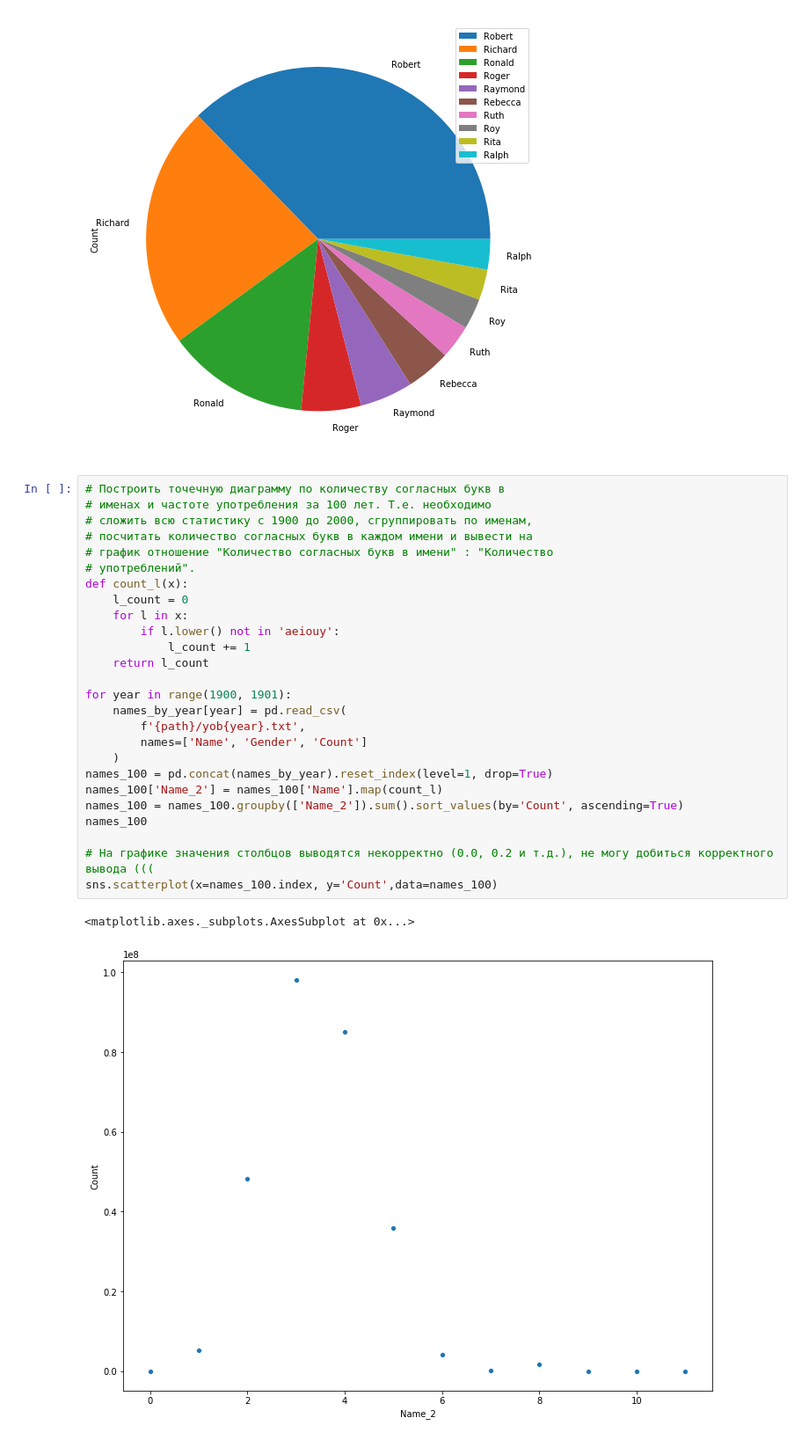
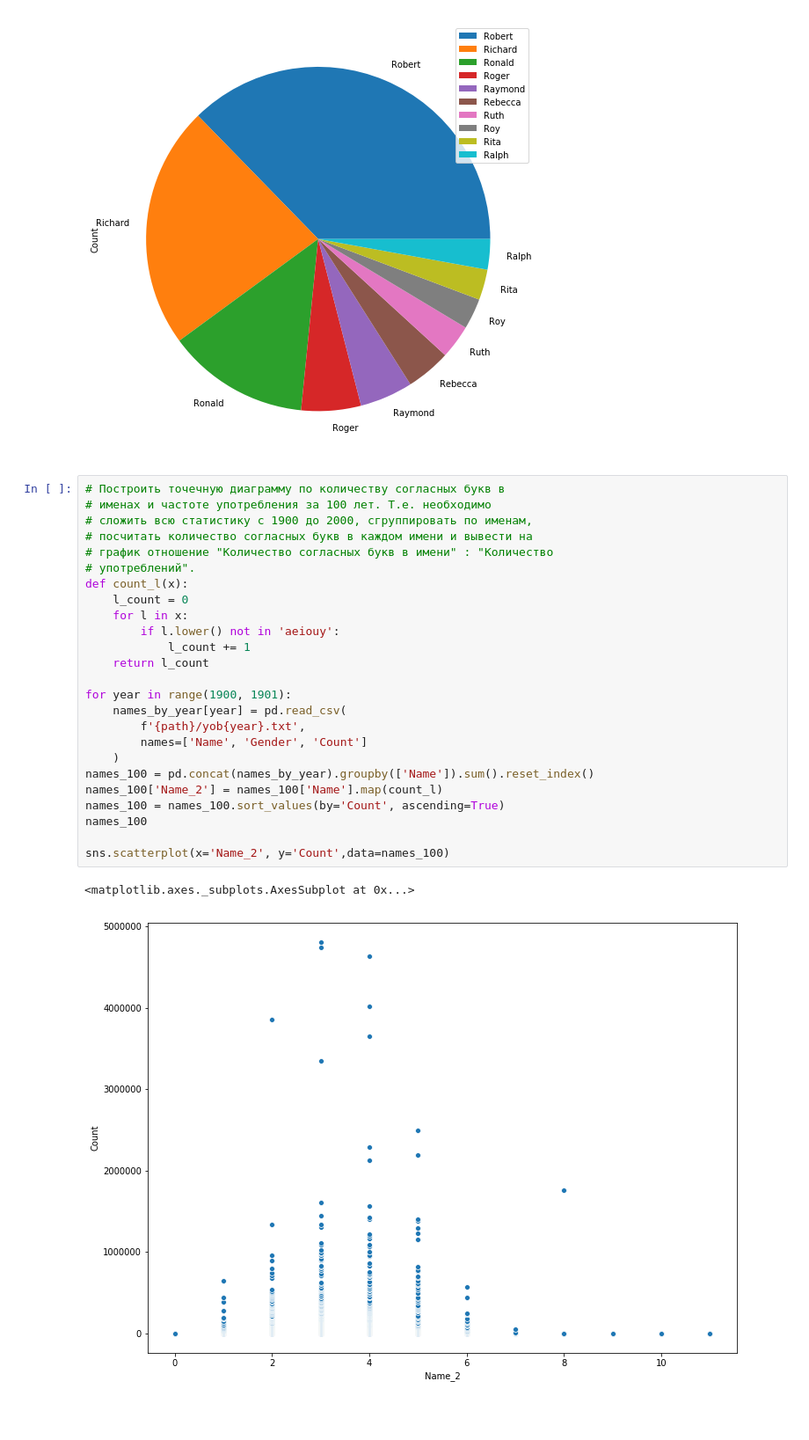
Before and after one commit to Severes/Netology_python_prof_2019, a Jupyter notebook: Py_pro/2.6. Data analysis 2/HW. Data_analysis part 2.ipynb, the cells around one changed output. Shown at 88% size. Drawn from its saved outputs; the diff is of its cells as text; blank space fills up the shorter version.

Commit message:
HW Data analysis 2

```diff
--- a/Py_pro/2.6. Data analysis 2/HW. Data_analysis part 2.ipynb
+++ b/Py_pro/2.6. Data analysis 2/HW. Data_analysis part 2.ipynb
@@ -49,29 +49,28 @@ top_r.plot(kind='pie', y='Count')
 # %%
 # Построить точечную диаграмму по количеству согласных букв в
 # именах и частоте употребления за 100 лет. Т.е. необходимо
 # сложить всю статистику с 1900 до 2000, сгруппировать по именам,
 # посчитать количество согласных букв в каждом имени и вывести на
 # график отношение "Количество согласных букв в имени" : "Количество
 # употреблений".
 def count_l(x):
     l_count = 0
     for l in x:
         if l.lower() not in 'aeiouy':
             l_count += 1
     return l_count
 
 for year in range(1900, 1901):
     names_by_year[year] = pd.read_csv(
         f'{path}/yob{year}.txt',
         names=['Name', 'Gender', 'Count']
     )
-names_100 = pd.concat(names_by_year).reset_index(level=1, drop=True)
+names_100 = pd.concat(names_by_year).groupby(['Name']).sum().reset_index()
 names_100['Name_2'] = names_100['Name'].map(count_l)
-names_100 = names_100.groupby(['Name_2']).sum().sort_values(by='Count', ascending=True)
+names_100 = names_100.sort_values(by='Count', ascending=True)
 names_100
 
-# На графике значения столбцов выводятся некорректно (0.0, 0.2 и т.д.), не могу добиться корректного вывода (((
-sns.scatterplot(x=names_100.index, y='Count',data=names_100)
+sns.scatterplot(x='Name_2', y='Count',data=names_100)
 # %% [output]
 <matplotlib.axes._subplots.AxesSubplot at 0x...>
-[figure, old version]
+[figure, new version]
```
